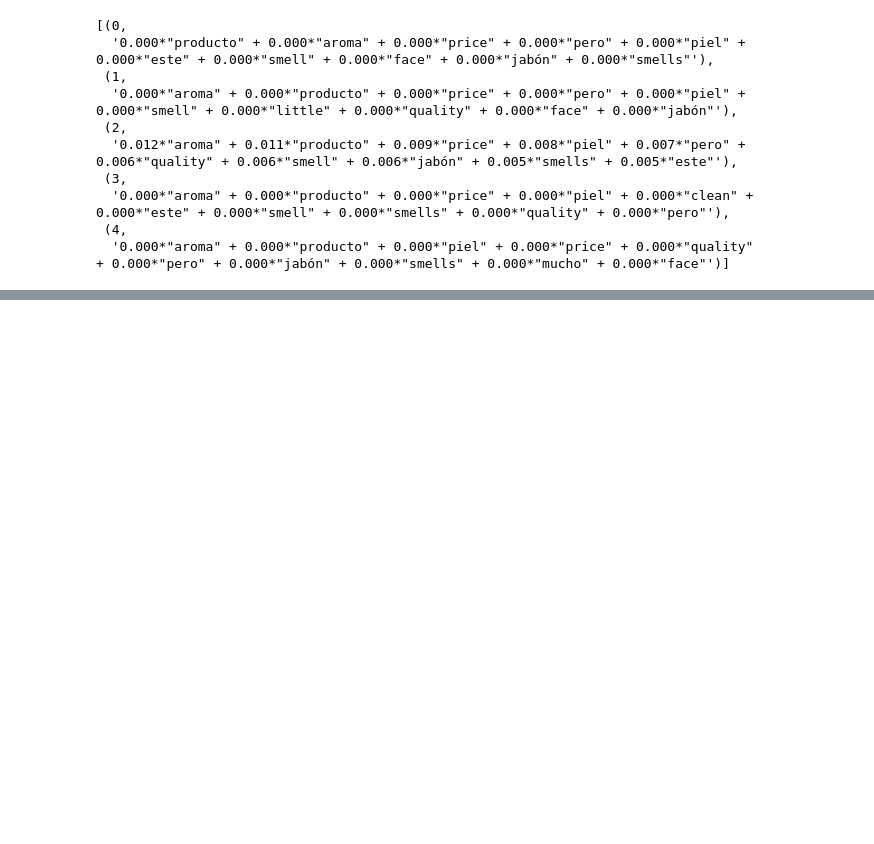
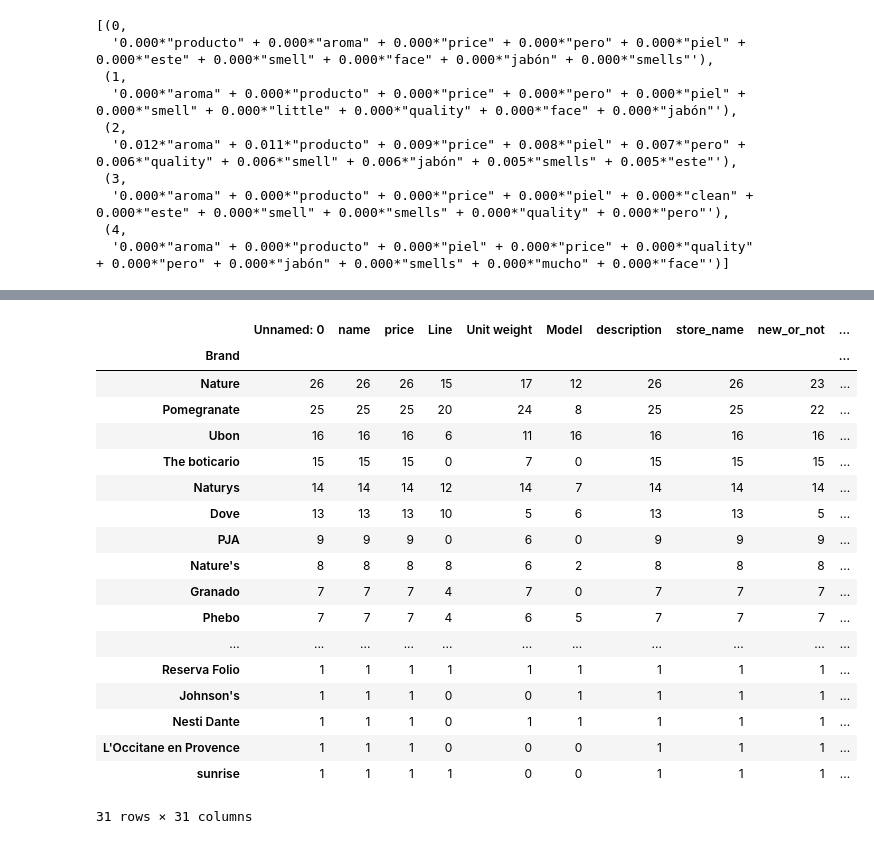
Before and after one commit to innovationbooster/Palmolive, a Jupyter notebook: Review Analysis.ipynb, the cells around one changed output, grey strips where cells are left out. Drawn from its saved outputs; the diff is of its cells as text; code cells hidden in the pictures; blank space fills up the shorter version.

Commit message:
Fragrance_Analysis_Oct_6_Jessica

```diff
--- a/Review Analysis.ipynb
+++ b/Review Analysis.ipynb
@@ -286,0 +420,6 @@ LDA_analysis
+# %%
+for i in range(len(brazil_review)):
+    if type(brazil_review['Review'].iloc[i]) != float:
+        if bool(set(word_tokenize(brazil_review['Review'].iloc[i])) & set(word_list)):
+            fragrance_review.append(brazil_review['Review'].iloc[i])
+            fragrance_prod.append(brazil_review['Name'].iloc[i])
@@ -286,0 +466,5 @@ LDA_analysis
+# %%
+mercado_brazil = pd.read_csv("Brazil_Bar_Soap.csv")
+amazon_brazil = pd.read_csv("amazon_products_Brazil.csv")
+# %%
+brazil = pd.concat([mercado_brazil, amazon_brazil])
@@ -286,0 +481,4 @@ LDA_analysis
+# %%
+df = pd.DataFrame()
+for name in fragrance_prod:
+    df = df.append(brazil.loc[brazil['name'] == name], ignore_index=True)
@@ -286,0 +501,22 @@ LDA_analysis
+# %%
+df.groupby('Brand').count().sort_values(by = ['name'], ascending = False)
+# %% [output]
+|  | Unnamed: 0 | name | price | Line | Unit weight | Model | description | store_name | new_or_not | ... |
+| Brand |  |  |  |  |  |  |  |  |  | ... |
+| Nature | 26 | 26 | 26 | 15 | 17 | 12 | 26 | 26 | 23 | ... |
+| Pomegranate | 25 | 25 | 25 | 20 | 24 | 8 | 25 | 25 | 22 | ... |
+| Ubon | 16 | 16 | 16 | 6 | 11 | 16 | 16 | 16 | 16 | ... |
+| The boticario | 15 | 15 | 15 | 0 | 7 | 0 | 15 | 15 | 15 | ... |
+| Naturys | 14 | 14 | 14 | 12 | 14 | 7 | 14 | 14 | 14 | ... |
+| Dove | 13 | 13 | 13 | 10 | 5 | 6 | 13 | 13 | 5 | ... |
+| PJA | 9 | 9 | 9 | 0 | 6 | 0 | 9 | 9 | 9 | ... |
+| Nature's | 8 | 8 | 8 | 8 | 6 | 2 | 8 | 8 | 8 | ... |
+| Granado | 7 | 7 | 7 | 4 | 7 | 0 | 7 | 7 | 7 | ... |
+| Phebo | 7 | 7 | 7 | 4 | 6 | 5 | 7 | 7 | 7 | ... |
+| ... | ... | ... | ... | ... | ... | ... | ... | ... | ... | ... |
+| Reserva Folio | 1 | 1 | 1 | 1 | 1 | 1 | 1 | 1 | 1 | ... |
+| Johnson's | 1 | 1 | 1 | 0 | 0 | 1 | 1 | 1 | 1 | ... |
+| Nesti Dante | 1 | 1 | 1 | 0 | 1 | 1 | 1 | 1 | 1 | ... |
+| L'Occitane en Provence | 1 | 1 | 1 | 0 | 0 | 0 | 1 | 1 | 1 | ... |
+| sunrise | 1 | 1 | 1 | 1 | 0 | 0 | 1 | 1 | 1 | ... |
+31 rows × 31 columns
```
Also changed, not shown: parts of 69 cells of this notebook, 1 other file.
